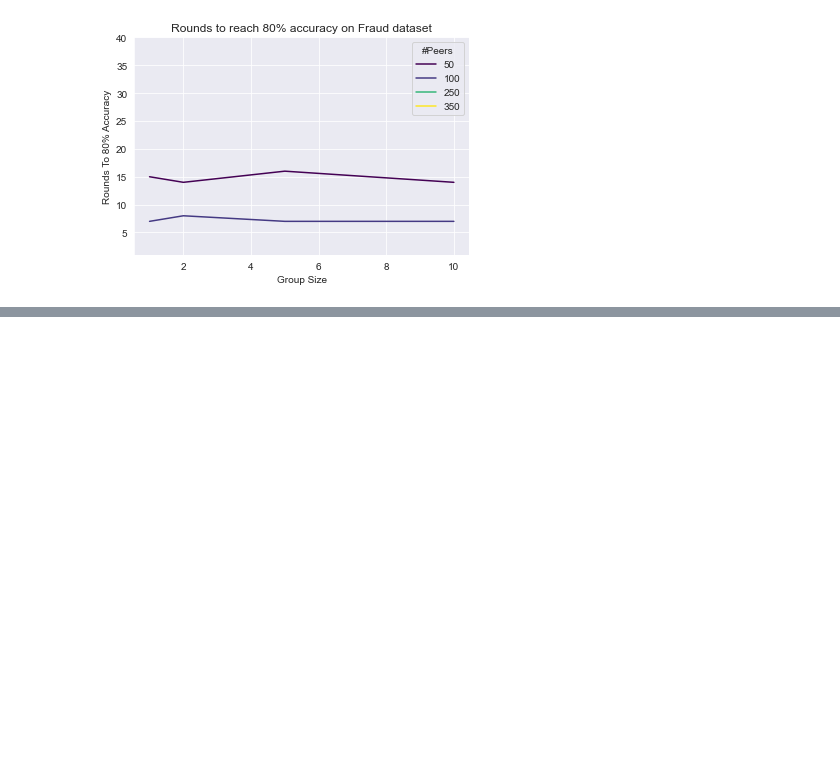
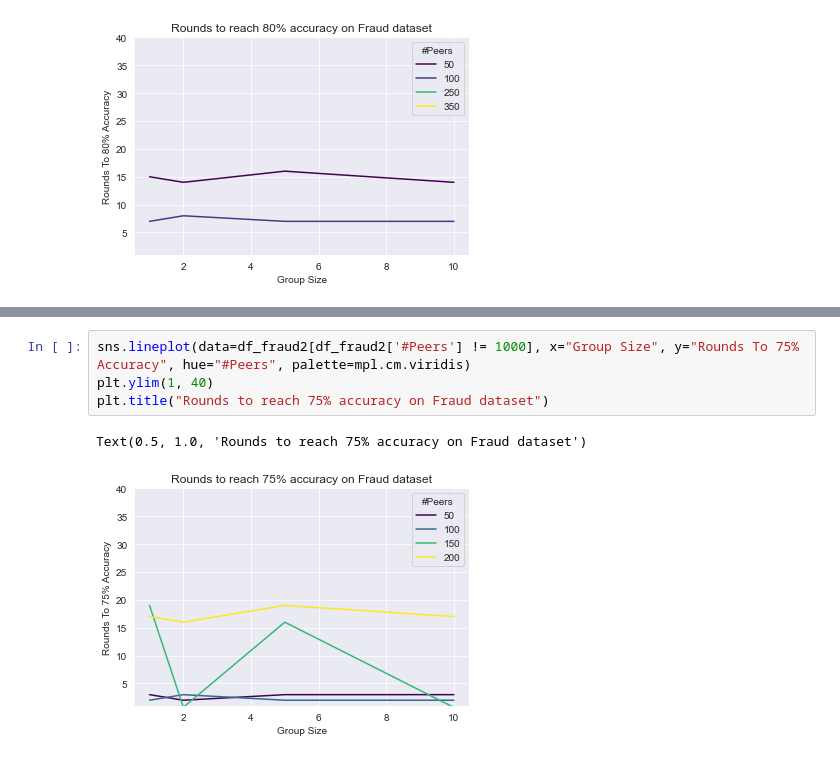
Before and after one commit to AdwaitB/AIC-Project, a Jupyter notebook: plotter.ipynb, the cells around one changed output, grey strips where cells are left out. Drawn from its saved outputs; the diff is of its cells as text; blank space fills up the shorter version.

```diff
--- a/plotter.ipynb
+++ b/plotter.ipynb
@@ -175,0 +210,7 @@ Text(0.5, 1.0, 'Rounds to reach 80% accuracy on Fraud dataset')
+# %%
+sns.lineplot(data=df_fraud2[df_fraud2['#Peers'] != 1000], x="Group Size", y="Rounds To 75% Accuracy", hue="#Peers", palette=mpl.cm.viridis)
+plt.ylim(1, 40)
+plt.title("Rounds to reach 75% accuracy on Fraud dataset")
+# %% [output]
+Text(0.5, 1.0, 'Rounds to reach 75% accuracy on Fraud dataset')
+[figure, added]
```
Also changed, not shown: parts of 4 cells of this notebook, 4 other files.
